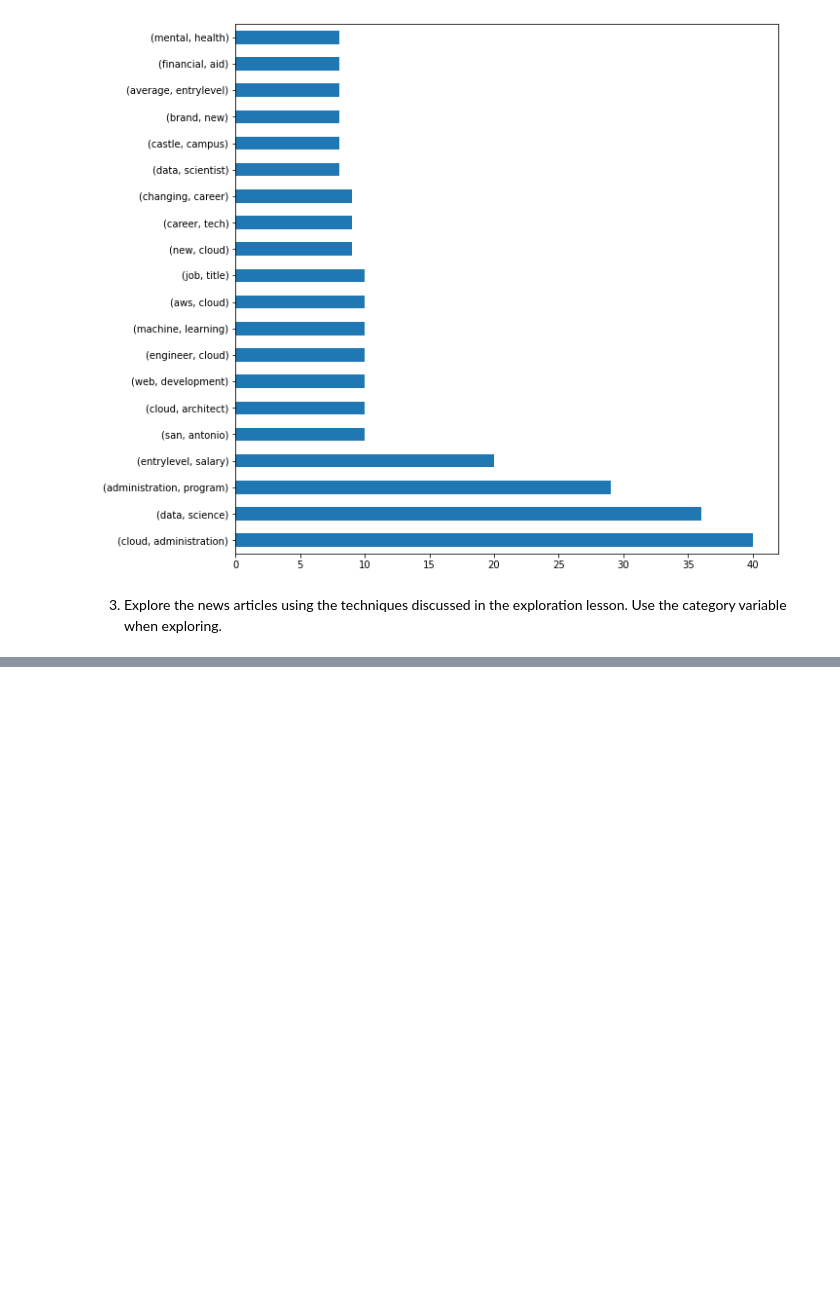
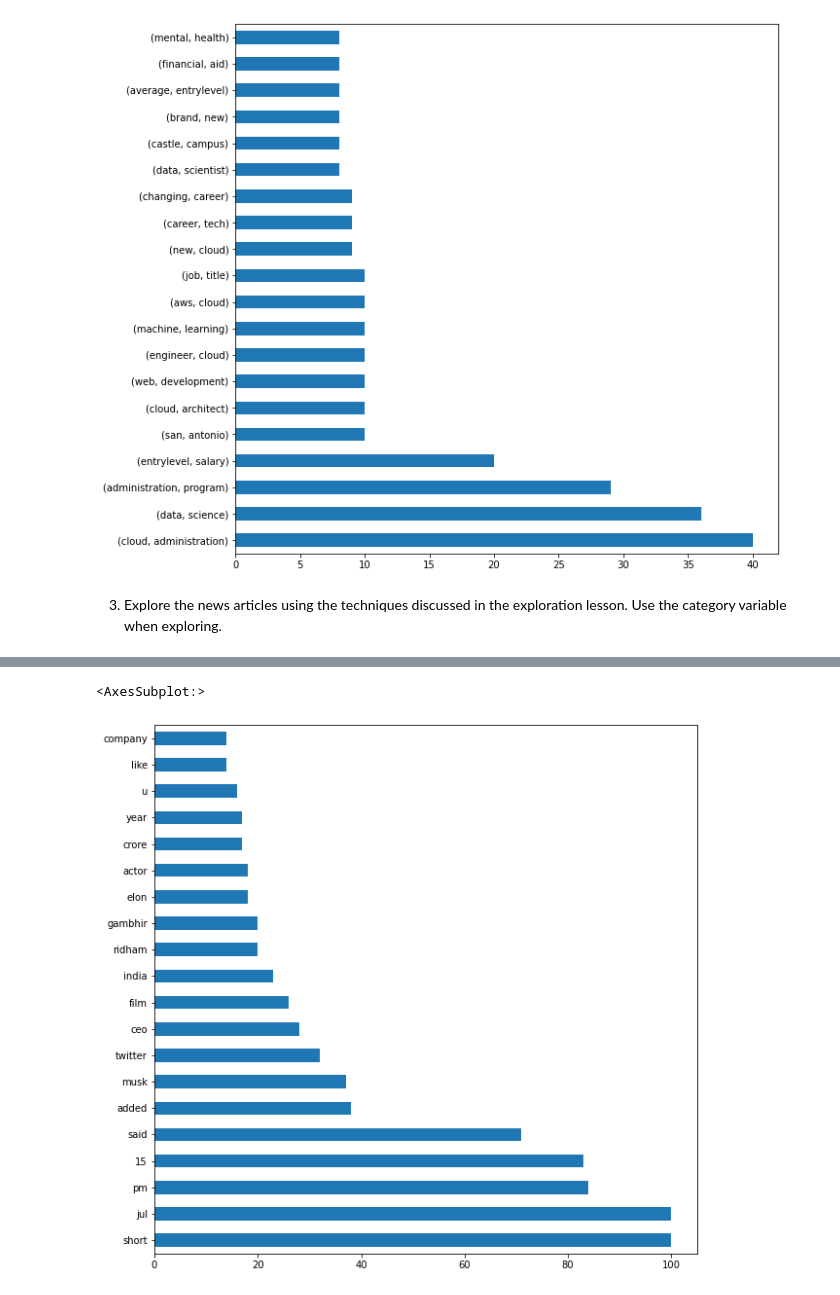
Before and after one commit to stephenfitzsimon/natural-language-processing-exercises, a Jupyter notebook: explore_notebook.ipynb, the cells around one changed output, grey strips where cells are left out. Drawn from its saved outputs; the diff is of its cells as text; code cells hidden in the pictures; blank space fills up the shorter version.

```diff
--- a/explore_notebook.ipynb
+++ b/explore_notebook.ipynb
@@ -230,3 +276,6 @@ make_bigrams(blog_corpus_lemma).nlargest(20).plot.barh()
 [figure]
 # %% [markdown]
 3. Explore the news articles using the techniques discussed in the exploration lesson. Use the category variable when exploring.
+# %%
+news_df = prepare.make_dataframe(acquire.read_url_or_file_inshort())
+news_df
@@ -232,0 +297,13 @@ make_bigrams(blog_corpus_lemma).nlargest(20).plot.barh()
+# %%
+news_corpus = ' '.join([' '.join(x) for x in (news_df['clean'].tolist())]).split()
+news_corpus_lemma = ' '.join([' '.join(x) for x in (news_df['lemmatized'].tolist())]).split()
+# %%
+news_corpus_freq = pd.Series(news_corpus).value_counts()
+news_lemma_freq = pd.Series(news_corpus_lemma).value_counts()
+# %%
+#blog is pushing the cloud academy
+plt.figure(figsize=(10,10))
+news_lemma_freq.nlargest(20).plot.barh()
+# %% [output]
+<AxesSubplot:>
+[figure, added]
```
Also changed, not shown: parts of 11 cells of this notebook, 1 other file.
